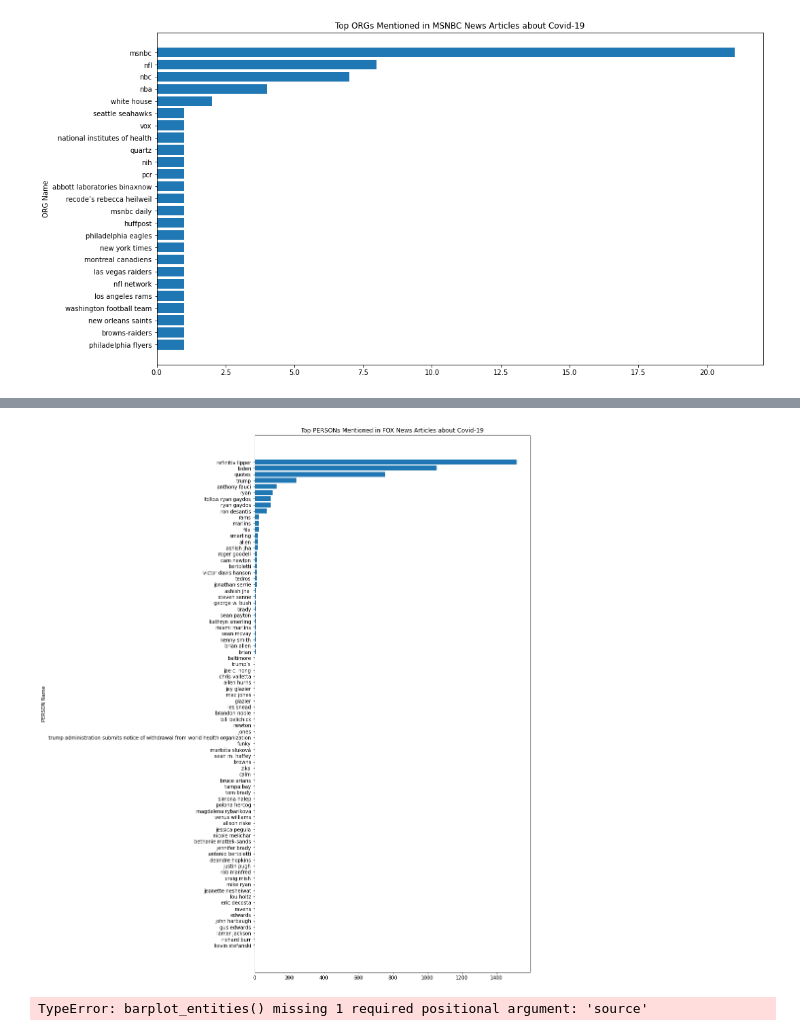
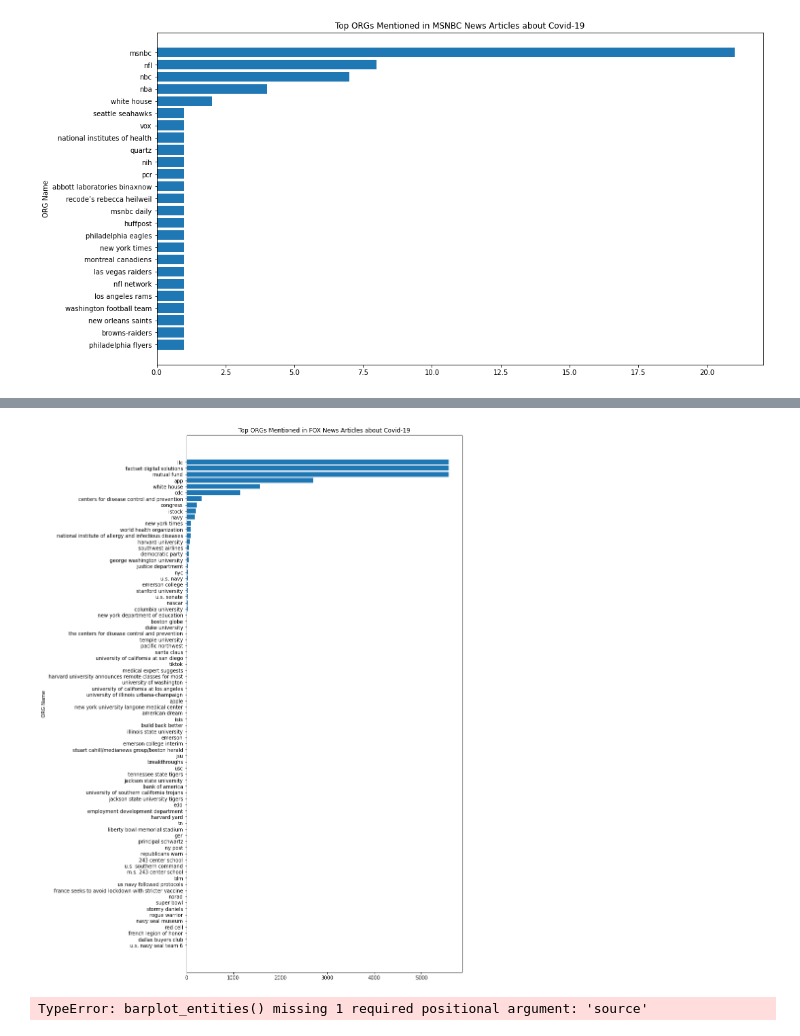
Before and after one commit to stephbuon/entascope, a Jupyter notebook: t.ipynb, the cells around one changed output, grey strips where cells are left out. Drawn from its saved outputs; the diff is of its cells as text; code cells hidden in the pictures.

```diff
--- a/t.ipynb
+++ b/t.ipynb
@@ -447,7 +494,7 @@ onPacket@chrome://marionette/content/server.js:238:9
 _onJSONObjectReady/<@chrome://marionette/content/transport.js:504:20
 WebDriverException: Message: Failed to decode response from marionette
 # %%
-ts = time_stamp()
+ts = '12-27-2021'
 fox_ne = pd.read_csv('/home/stephbuon/projects/entascope/scraped_pages/' + ts + '/' + 'named_entities_FOX_' + ts +'.csv')
 #msnbc_ne = pd.read_csv('/home/stephbuon/projects/entascope/scraped_pages/' + ts + '/' + 'named_entities_MSNBC_' + ts +'.csv')
 #npr_ne = pd.read_csv('/home/stephbuon/projects/entascope/scraped_pages/' + ts + '/' + 'named_entities_NPR_' + ts +'.csv')
@@ -463,11 +510,11 @@ barplot_entities(npr_ne, ts, 'ORG', 'NPR') # cut off the 's
 # %%
 entities = ['EVENT', 'LAW', 'ORG']
 fox_ne = pd.read_csv('/home/stephbuon/projects/entascope/scraped_pages/' + ts + '/' + 'named_entities_FOX_' + ts +'.csv')
 
 #for entity in entities:
-barplot_entities(fox_ne, ts, 'PERSON', 'FOX')
+barplot_entities(fox_ne, ts, 'ORG', 'FOX')
 # %% [output]
-[figure, old version]
+[figure, new version]
 # %%
 barplot_entities(fox_ne, 'PRODUCT', 'FOX')
 # %% [output]
```
Also changed, not shown: parts of 4 cells of this notebook, 3 other files.
